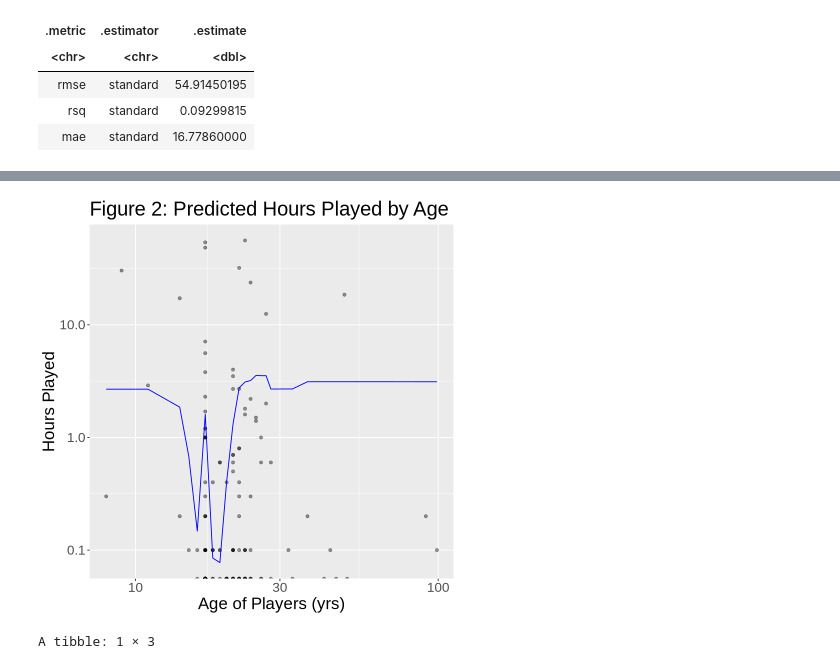
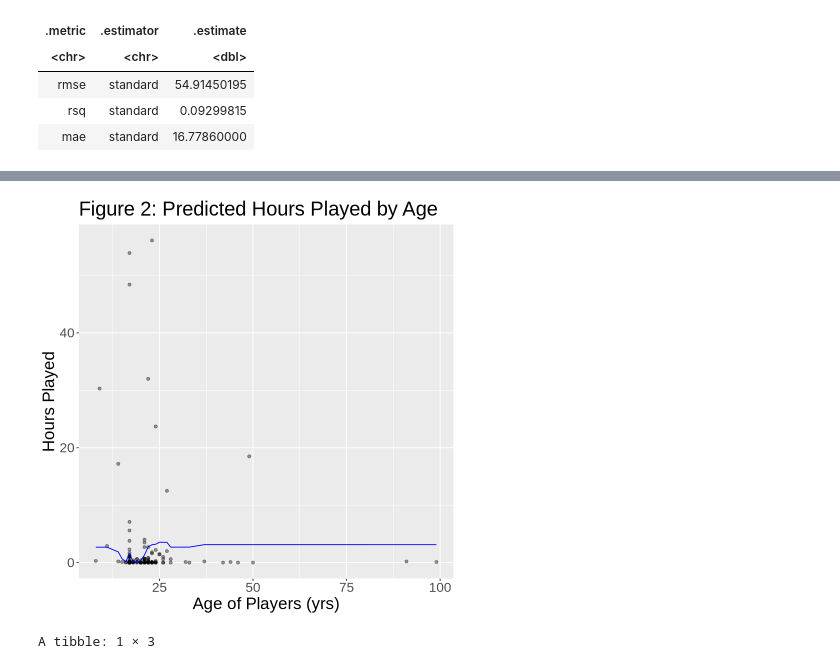
Before and after one commit to alicezh12/Project-Final-Report, a Jupyter notebook: final_project.ipynb, the cells around one changed output, grey strips where cells are left out. Saved outputs shown, nothing was run; the diff lists cells and outputs as text; code cells hidden in the pictures.

```diff
--- a/final_project.ipynb
+++ b/final_project.ipynb
@@ -239,7 +239,7 @@ players_workflow <- workflow() |>
     add_recipe(players_recipe) |>
     add_model(players_spec)
 
-gridvals <- tibble(neighbors = seq(1,50, by = 1))
+gridvals <- tibble(neighbors = seq(1,100, by = 1))
 
 players_results <- players_workflow |>
     tune_grid(resamples = players_vfold, grid = gridvals) |>
@@ -323,8 +320,7 @@ players_preds <- players_best_fit |>
                 bind_cols(players_training)
 
 age_plot <- ggplot(players_preds, aes(x = age, y = played_hours)) +
-scale_x_log10() +
-scale_y_log10() +
+
             geom_point(alpha = 0.4) +
             xlab("Age of Players (yrs)") +
             ylab("Hours Played") +
@@ -339,4 +333,4 @@ Warning message in scale_y_log10():
-[figure, old version]
+[figure, new version]
 # %%
 highest_age <- players_best_fit |>
            predict(players_testing) |>
```
Also changed, not shown: parts of 5 cells of this notebook.
